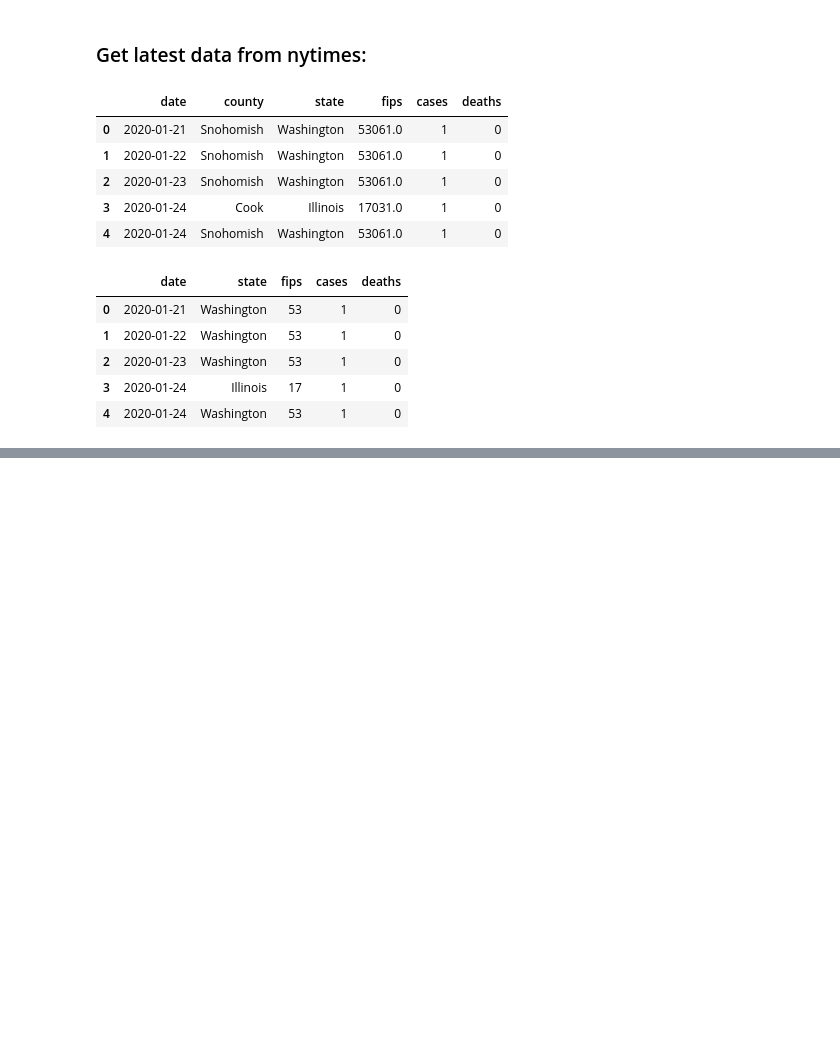
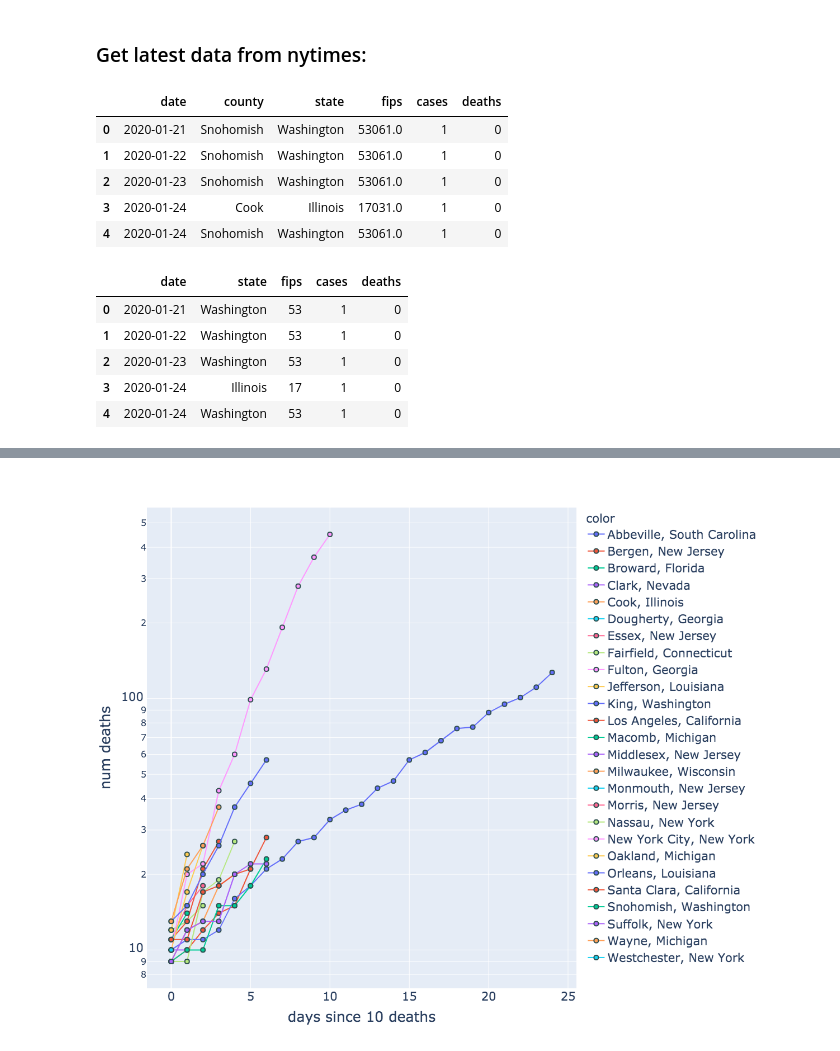
Before and after one commit to dphillips00/covid19, a Jupyter notebook: covid.ipynb, the cells around one changed output, grey strips where cells are left out. Cells and saved outputs as stored; diff of their text form; code cells hidden in the pictures; blank space fills up the shorter version.

```diff
--- a/covid.ipynb
+++ b/covid.ipynb
@@ -100,0 +94,28 @@ plt.show()
+# %%
+#repeat for counties:
+df_counties['countystate'] = df_counties.county + ', ' +  df_counties.state
+df_c2 =df_counties.drop(columns='state').pivot(index='date', columns='countystate', values='deaths').reset_index()
+df_c3 = df_c2.copy().drop(columns=['date'])
+
+#drop unknown data because the aggregation isn't helpful
+df_c3 = df_c3[[col for col in df_c3.columns if 'Unknown' not in col and df_c3[col].count() > 2]]
+# drop if less than three datapoints:
+df_c3 = df_c3[[col for col in df_c3.columns if df_c3[col].count() > 2]]
+# %%
+for countystate in df_c3.columns[1:]:
+    try:
+        #chose 9 days b/c with threshold of exactly 10, Michigan has an odd start position
+        start_date = df_c3[df_c3[countystate] >= 9].index[0]
+        df_c3[countystate] = df_c3[countystate].shift(-start_date)
+    except:
+        start_date = 0
+        #print("not yet >10; skipping ")
+        df_c3 = df_c3.drop(countystate, axis=1)
+df_c3.index.name = 'days'
+# %%
+#get rid of zeros
+df_c3 = df_c3.replace(0, np.nan)
+df_c3 = df_c3.dropna(how='all')
+# %%
+plot_df_c = df_c3.reset_index().melt(id_vars='days')
+plot_df_c
@@ -100,0 +136,16 @@ plt.show()
+# %%
+plt2 = px.scatter(x=plot_df_c.days, y=plot_df_c.value, color=plot_df_c.countystate,
+              width=1200, height=1000,
+              log_y=True,
+              labels=dict(y='num deaths', x='days since 10 deaths')
+            )
+
+plt2.update_traces(mode='lines+markers',
+                  marker=dict(size=8,
+                              line=dict(width=2,
+                                        color='DarkSlateGrey')))
+plt2.update_layout(font=dict(
+        size=21))
+plt2.show()
+# %% [output]
+[figure, added]
```
Also changed, not shown: parts of 8 cells of this notebook, 2 other files.
